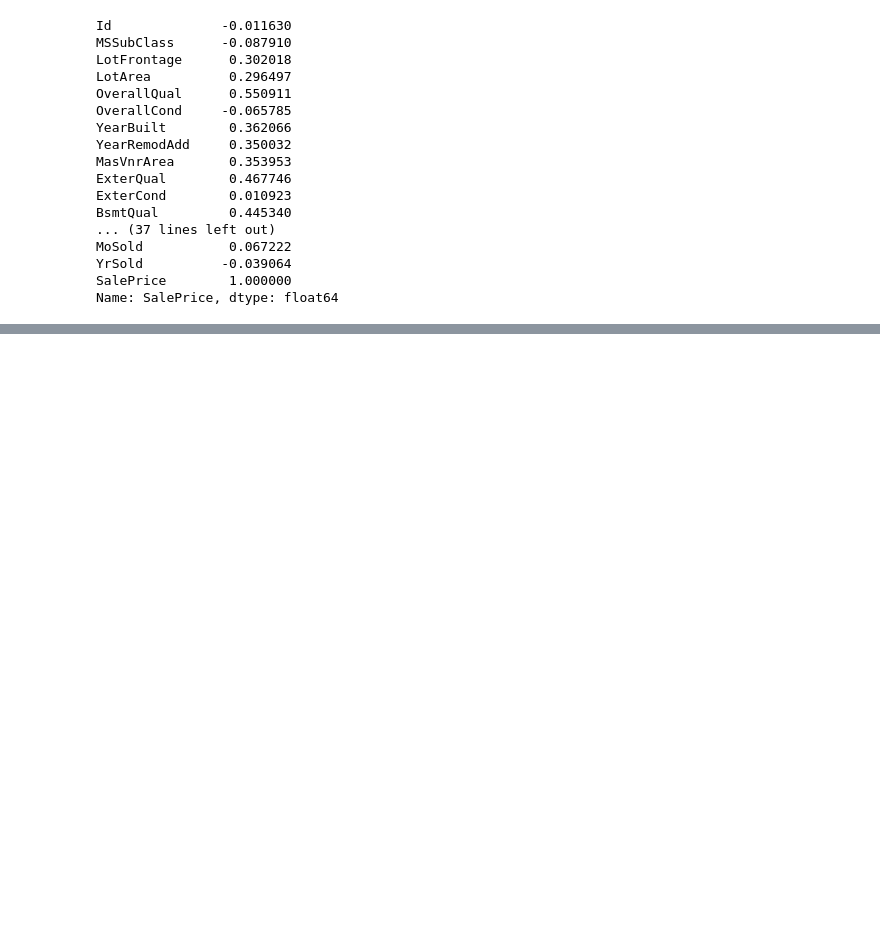
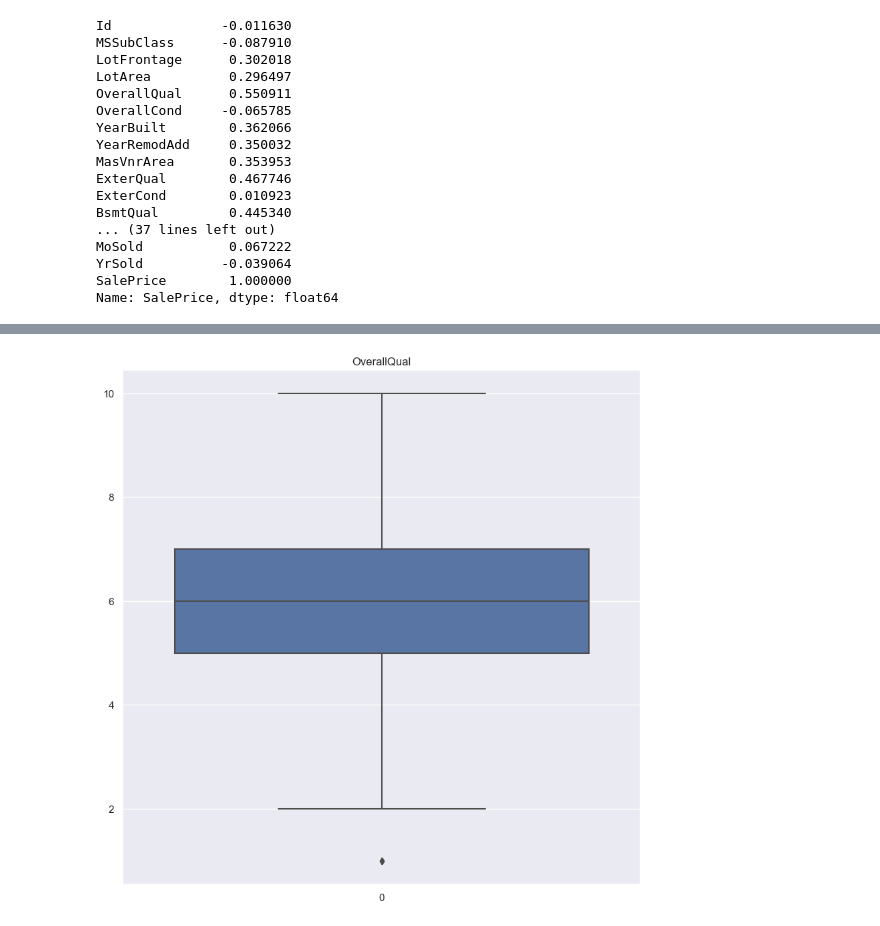
Before and after one commit to BespilotNick/Data-collection-and-markup, a Jupyter notebook: Seminar_8/hometask_8.ipynb, the cells around one changed output, grey strips where cells are left out. Cells and saved outputs as stored; diff of their text form; code cells hidden in the pictures; blank space fills up the shorter version.

```diff
--- a/Seminar_8/hometask_8.ipynb
+++ b/Seminar_8/hometask_8.ipynb
@@ -391,0 +458,7 @@ Name: SalePrice, dtype: float64
+# %%
+plt.figure(figsize=(10,10))
+sns.boxplot(df['OverallQual'])
+plt.title('OverallQual')
+plt.show()
+# %% [output]
+[figure, added]
```
Also changed, not shown: parts of 11 cells of this notebook.
